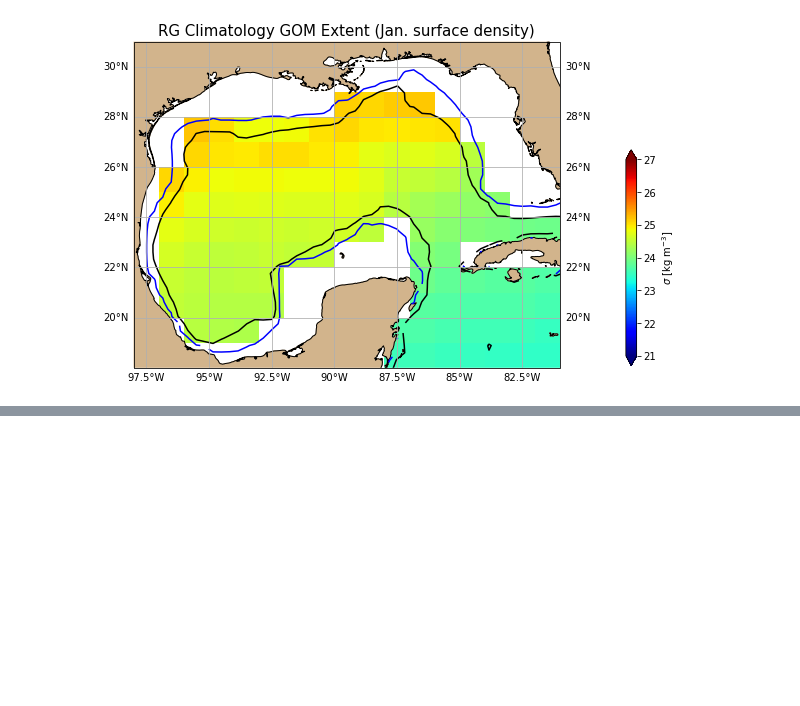
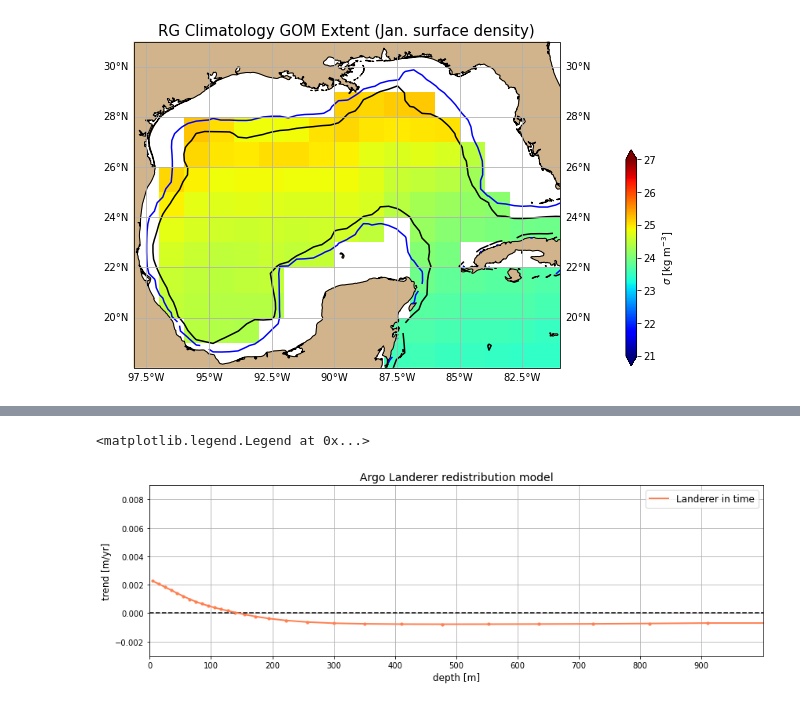
Before and after one commit to jakesteinberg/nasa_ostst, a Jupyter notebook: argo_extent.ipynb, the cells around one changed output, grey strips where cells are left out. Cells and saved outputs as stored; diff of their text form; code cells hidden in the pictures; blank space fills up the shorter version.

```diff
--- a/argo_extent.ipynb
+++ b/argo_extent.ipynb
@@ -193,0 +220,3 @@ RGz = gsw.z_from_p(RGpressure,np.nanmean(RGlat))
+# %%
+f_d = si.interp1d(-1*RGz,RGdensity,axis=1)
+density_eg = f_d(-1*v_cell_z[0:37])
@@ -194,2 +226,25 @@ RGz = gsw.z_from_p(RGpressure,np.nanmean(RGlat))
+# %%
+v_cell_t_argo = xr.DataArray(v_cell_t[0:37][:,105,230])
+v_cell_t_argo = v_cell_t_argo*xr.DataArray(np.ones([len(RGlat),len(RGlon)]), dims=('j','i'))
+v_cell_z = v_cell_z[0:37]
+# %%
+# data_coords = {'month': np.arange(0,np.shape(density_eg)[0]), 'layer': v_cell_z[0:37].data, \
+#                'j': RGlat.data, 'i': RGlon.data}
+# den_eg_da = xr.DataArray(data=density_eg, dims=['month','layer','j', 'i'], coords=data_coords)
+
+den_eg_da = xr.Dataset(
+    data_vars=dict(
+        rho=(['month','layer','j', 'i'], density_eg),
+        v_cell_thick=(['layer','j','i'], v_cell_t_argo.data),
+        AAi_Argo=(['layer'], AAi[0:37].data),
+        time=(['month'], t_rec)
+    ),
+    coords=dict(
+        i=(["i"], np.arange(0,len(RGlon.data))),
+        j=(["j"], np.arange(0,len(RGlat.data))),
+        month=(["month"], np.arange(0,np.shape(density_eg)[0])),
+        layer=(["layer"], np.arange(0,len(v_cell_z.data)))
+    ),
+)
 # %%
 # -- Run Landerer Model --
@@ -223,2 +273,24 @@ deltapbz_total = xr.DataArray(data=np.transpose(delta_pb_total), dims=["zi","tim
                         ),
                        )
+# %%
+# -- remove time mean from landerer predicted delta pb and fit linear trend at each depth
+# choose years to fit over # --- deltapbz_total.sel(time=slice('2008-01-15', '2017-12-15')) ---
+test = (deltapbz_total.sel(time=slice('2008-01-15', '2017-12-15')) - \
+        deltapbz_total.sel(time=slice('2008-01-15', '2017-12-15')).mean(dim=['time']))
+p_test = test.polyfit(dim='time', deg=1)
+p_test = (p_test.isel(degree=0).polyfit_coefficients)*1e9*60*60*24*365
+# %%
+f,ax = plt.subplots(1,1,figsize=(14,4))
+ax.plot([0,3000],[0, 0], color='k', linewidth=1.5, linestyle='--')
+# ax.scatter(dep.isel(tile=tile_num)*gulf_mask, gulf_a_obp, s=10, color='#708090',label='obp trend');
+
+ax.plot(-1*v_cell_z.data, p_test, color='#FF7F50', linewidth=2, label='Landerer in time')
+ax.scatter(-1*v_cell_z.data, p_test, color='#FF7F50', s=10)
+
+ax.set_xlim([0,1000]); ax.set_xticks(np.arange(0,1000,100)); ax.set_xlabel('depth [m]',fontsize=12)
+ax.set_ylabel('trend [m/yr]',fontsize=12); ax.set_ylim([-0.003, 0.009]);
+ax.grid(); ax.set_title('Argo Landerer redistribution model',fontsize=14); ax.legend(fontsize=12)
+# f.savefig('/Users/jakesteinberg/Documents/NASA_OSTST/meetings/2022_03_30/GOM_obp_landerer_w_sla.jpg', dpi=250)
+# %% [output]
+<matplotlib.legend.Legend at 0x...>
+[figure, added]
```
Also changed, not shown: parts of 13 cells of this notebook.
